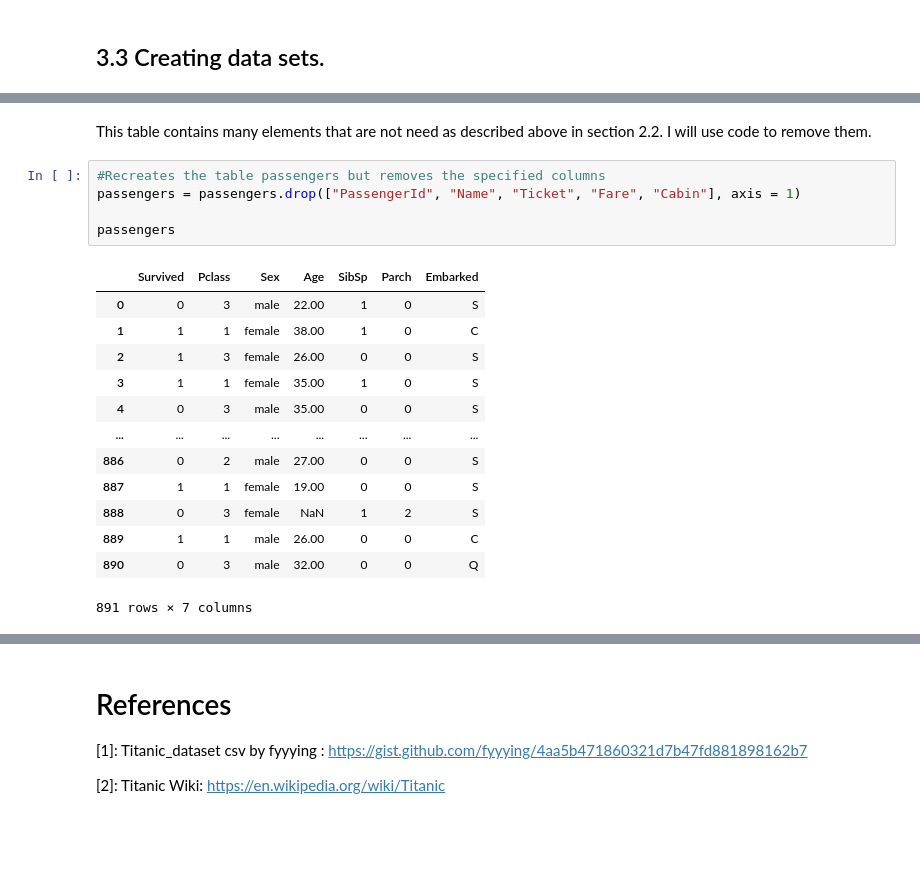
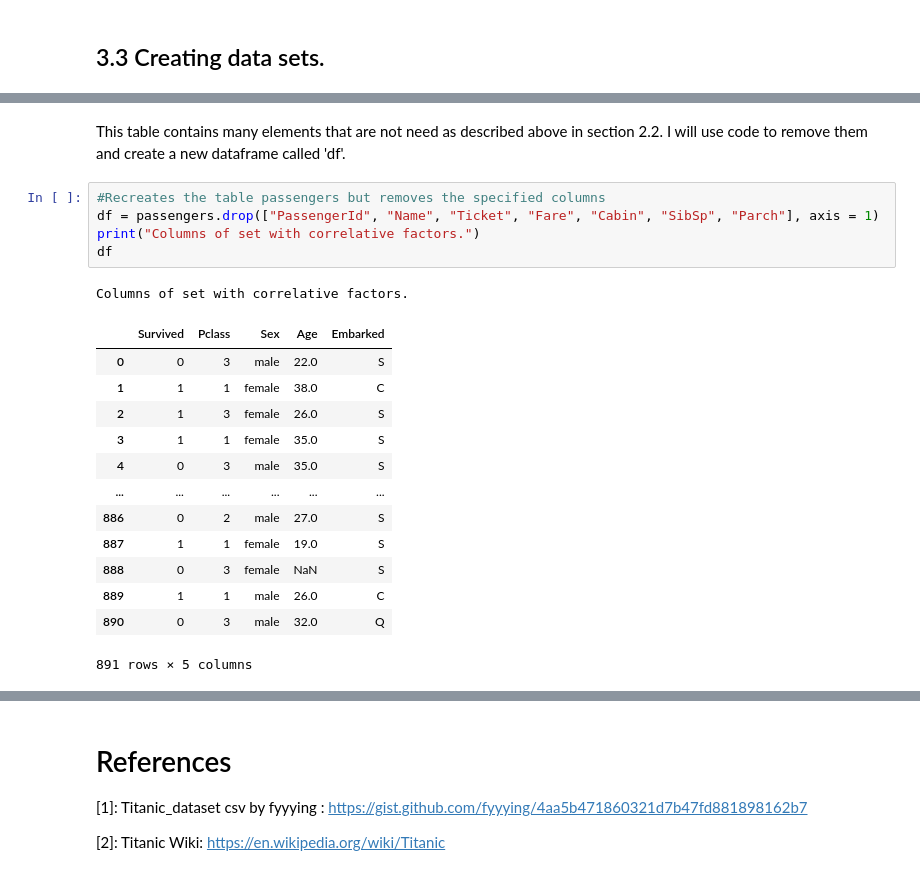
Before and after one commit to StephenCaulfield/Programming-for-Data-Analytics, a Jupyter notebook: PFDAproject.ipynb, the cells around one changed output, grey strips where cells are left out. Cells and saved outputs as stored; diff of their text form; blank space fills up the shorter version.

```diff
--- a/PFDAproject.ipynb
+++ b/PFDAproject.ipynb
@@ -157,22 +162,23 @@ passengers
 891 rows × 12 columns
 # %% [markdown]
-This table contains many elements that are not need as described above in section 2.2. I will use code to remove them.
+This table contains many elements that are not need as described above in section 2.2. I will use code to remove them and create a new dataframe called 'df'.
 # %%
 #Recreates the table passengers but removes the specified columns
-passengers = passengers.drop(["PassengerId", "Name", "Ticket", "Fare", "Cabin"], axis = 1)
-
-passengers
+df = passengers.drop(["PassengerId", "Name", "Ticket", "Fare", "Cabin", "SibSp", "Parch"], axis = 1)
+print("Columns of set with correlative factors.")
+df
 # %% [output]
+Columns of set with correlative factors.
-|  | Survived | Pclass | Sex | Age | SibSp | Parch | Embarked |
-| 0 | 0 | 3 | male | 22.00 | 1 | 0 | S |
-| 1 | 1 | 1 | female | 38.00 | 1 | 0 | C |
-| 2 | 1 | 3 | female | 26.00 | 0 | 0 | S |
-| 3 | 1 | 1 | female | 35.00 | 1 | 0 | S |
-| 4 | 0 | 3 | male | 35.00 | 0 | 0 | S |
-| ... | ... | ... | ... | ... | ... | ... | ... |
-| 886 | 0 | 2 | male | 27.00 | 0 | 0 | S |
-| 887 | 1 | 1 | female | 19.00 | 0 | 0 | S |
-| 888 | 0 | 3 | female | NaN | 1 | 2 | S |
-| 889 | 1 | 1 | male | 26.00 | 0 | 0 | C |
-| 890 | 0 | 3 | male | 32.00 | 0 | 0 | Q |
+|  | Survived | Pclass | Sex | Age | Embarked |
+| 0 | 0 | 3 | male | 22.0 | S |
+| 1 | 1 | 1 | female | 38.0 | C |
+| 2 | 1 | 3 | female | 26.0 | S |
+| 3 | 1 | 1 | female | 35.0 | S |
+| 4 | 0 | 3 | male | 35.0 | S |
+| ... | ... | ... | ... | ... | ... |
+| 886 | 0 | 2 | male | 27.0 | S |
+| 887 | 1 | 1 | female | 19.0 | S |
+| 888 | 0 | 3 | female | NaN | S |
+| 889 | 1 | 1 | male | 26.0 | C |
+| 890 | 0 | 3 | male | 32.0 | Q |
-891 rows × 7 columns
+891 rows × 5 columns
```
Also changed, not shown: parts of 20 cells of this notebook.
